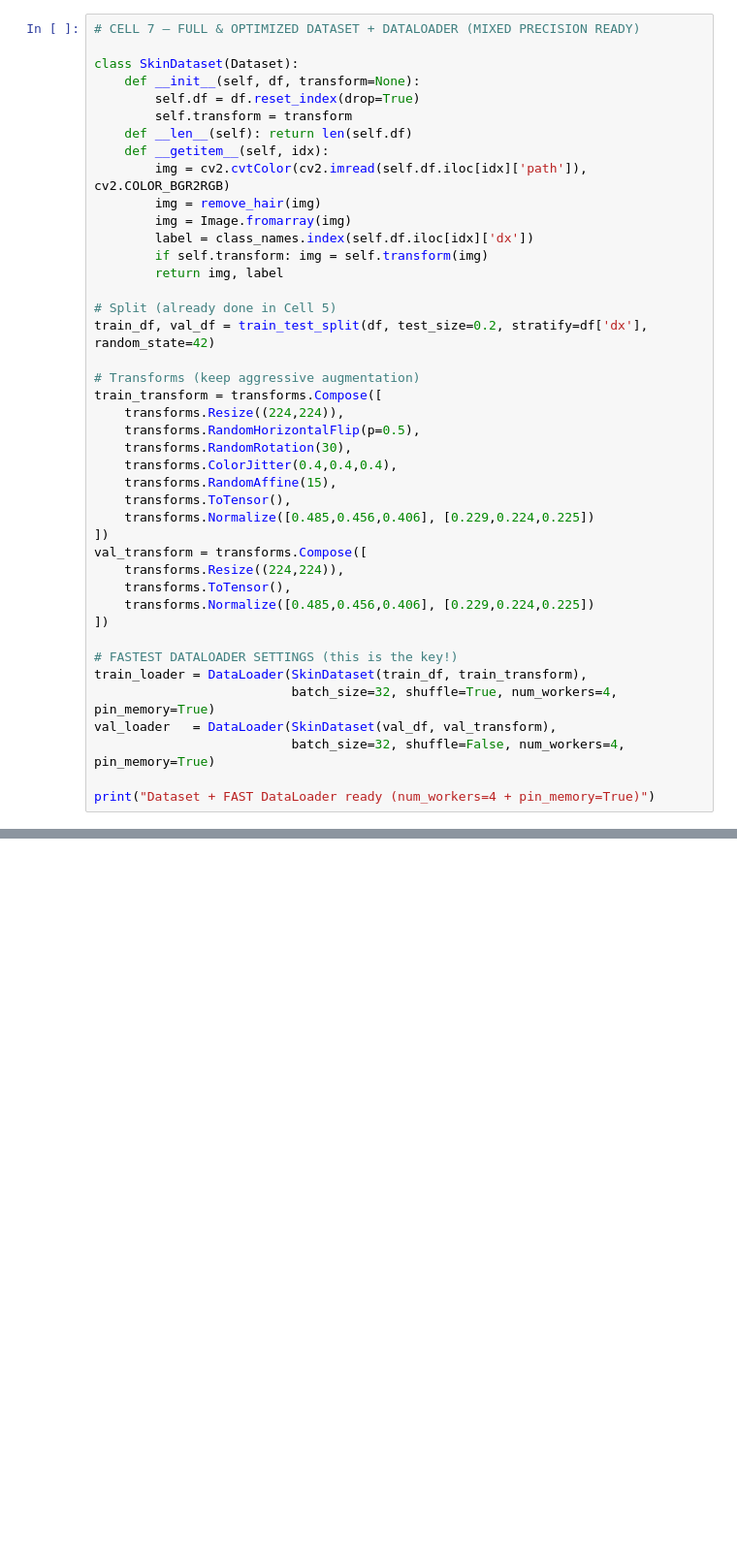
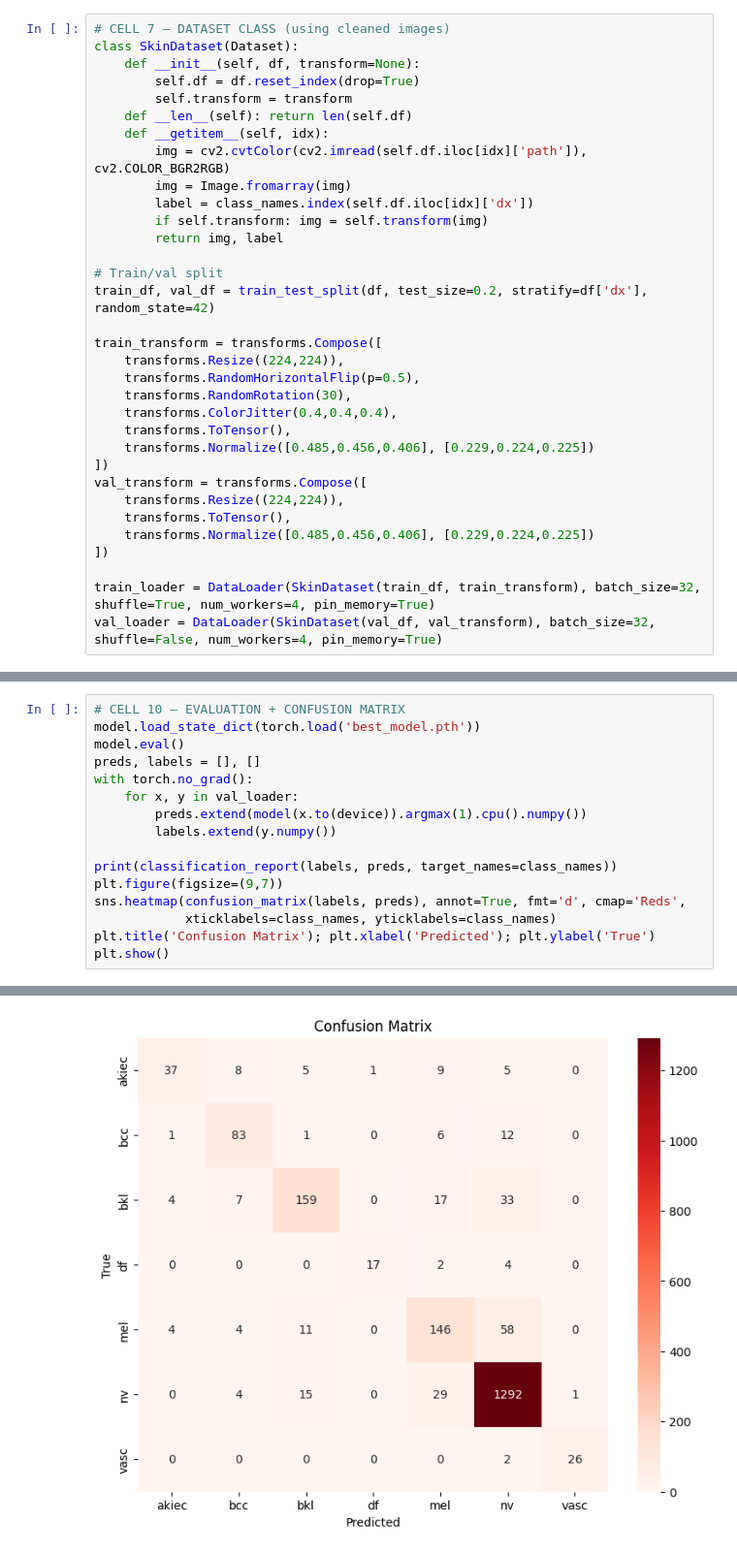
Before and after one commit to frankzohim/AIGC5005-Skin-Cancer-HAM10000, a Jupyter notebook: Skin_Cancer_HAM10000_Final.ipynb, the cells around one changed output, grey strips where cells are left out. Shown at 97% size. Saved outputs shown, nothing was run; the diff lists cells and outputs as text; blank space fills up the shorter version.

```diff
--- a/Skin_Cancer_HAM10000_Final.ipynb
+++ b/Skin_Cancer_HAM10000_Final.ipynb
@@ -145,6 +142,5 @@ Medical-grade hair removal ready
 # %%
-# CELL 7 – FULL & OPTIMIZED DATASET + DATALOADER (MIXED PRECISION READY)
-
+# CELL 7 – DATASET CLASS (using cleaned images)
 class SkinDataset(Dataset):
     def __init__(self, df, transform=None):
         self.df = df.reset_index(drop=True)
@@ -152,22 +148,19 @@ class SkinDataset(Dataset):
     def __len__(self): return len(self.df)
     def __getitem__(self, idx):
         img = cv2.cvtColor(cv2.imread(self.df.iloc[idx]['path']), cv2.COLOR_BGR2RGB)
-        img = remove_hair(img)
         img = Image.fromarray(img)
         label = class_names.index(self.df.iloc[idx]['dx'])
         if self.transform: img = self.transform(img)
         return img, label
 
-# Split (already done in Cell 5)
+# Train/val split
 train_df, val_df = train_test_split(df, test_size=0.2, stratify=df['dx'], random_state=42)
 
-# Transforms (keep aggressive augmentation)
 train_transform = transforms.Compose([
     transforms.Resize((224,224)),
     transforms.RandomHorizontalFlip(p=0.5),
     transforms.RandomRotation(30),
     transforms.ColorJitter(0.4,0.4,0.4),
-    transforms.RandomAffine(15),
     transforms.ToTensor(),
     transforms.Normalize([0.485,0.456,0.406], [0.229,0.224,0.225])
 ])
@@ -177,10 +170,5 @@ val_transform = transforms.Compose([
     transforms.Normalize([0.485,0.456,0.406], [0.229,0.224,0.225])
 ])
 
-# FASTEST DATALOADER SETTINGS (this is the key!)
-train_loader = DataLoader(SkinDataset(train_df, train_transform),
-                          batch_size=32, shuffle=True, num_workers=4, pin_memory=True)
-val_loader   = DataLoader(SkinDataset(val_df, val_transform),
-                          batch_size=32, shuffle=False, num_workers=4, pin_memory=True)
-
-print("Dataset + FAST DataLoader ready (num_workers=4 + pin_memory=True)")
+train_loader = DataLoader(SkinDataset(train_df, train_transform), batch_size=32, shuffle=True, num_workers=4, pin_memory=True)
+val_loader = DataLoader(SkinDataset(val_df, val_transform), batch_size=32, shuffle=False, num_workers=4, pin_memory=True)
@@ -288,0 +239,17 @@ BEST VALIDATION ACCURACY: 83.08%
+# %%
+# CELL 10 – EVALUATION + CONFUSION MATRIX
+model.load_state_dict(torch.load('best_model.pth'))
+model.eval()
+preds, labels = [], []
+with torch.no_grad():
+    for x, y in val_loader:
+        preds.extend(model(x.to(device)).argmax(1).cpu().numpy())
+        labels.extend(y.numpy())
+
+print(classification_report(labels, preds, target_names=class_names))
+plt.figure(figsize=(9,7))
+sns.heatmap(confusion_matrix(labels, preds), annot=True, fmt='d', cmap='Reds',
+            xticklabels=class_names, yticklabels=class_names)
+plt.title('Confusion Matrix'); plt.xlabel('Predicted'); plt.ylabel('True')
+plt.show()
+# %% [output]
@@ -288,0 +269 @@ BEST VALIDATION ACCURACY: 83.08%
+[figure, added]
```
Also changed, not shown: parts of 10 cells of this notebook.
